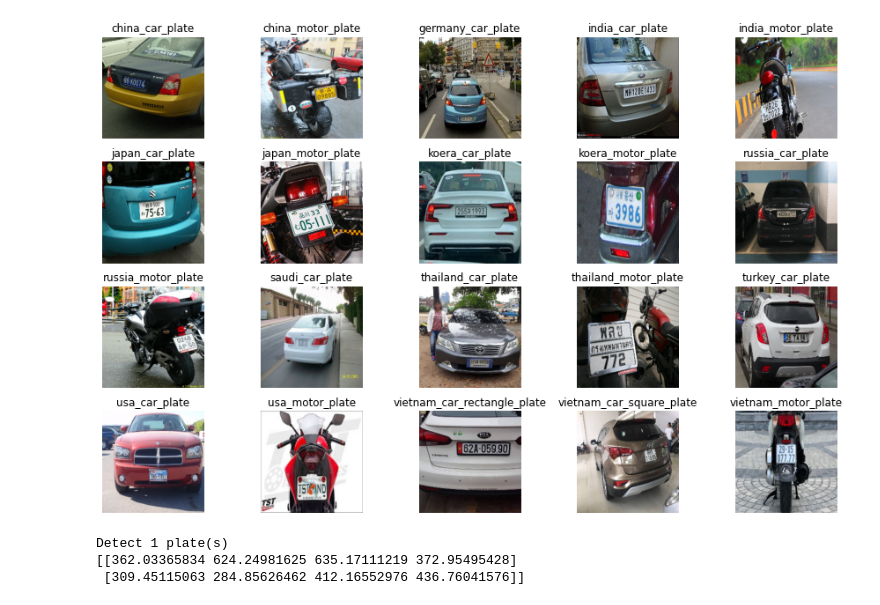
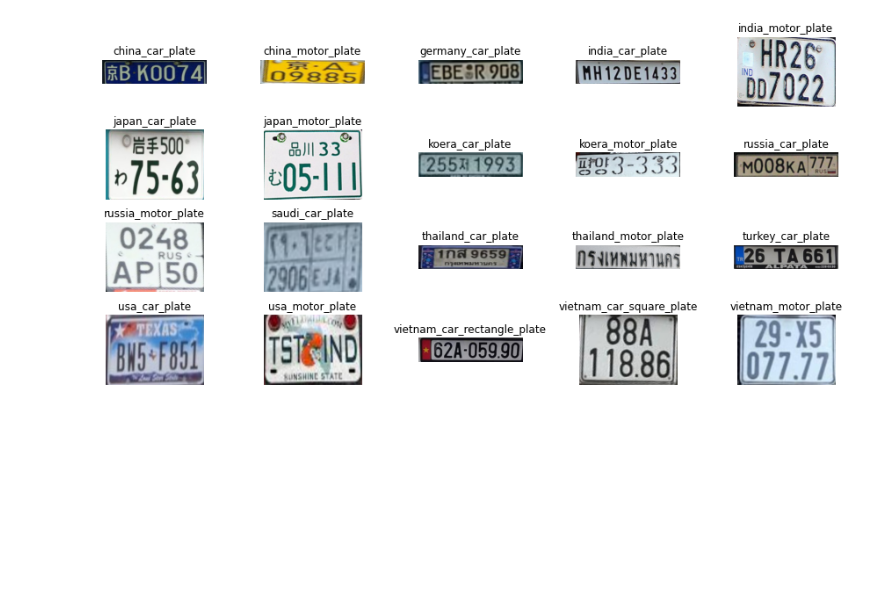
Before and after one commit to quangnhat185/Plate_detect_and_recognize, a Jupyter notebook: (Part_1)License_plate_detection.ipynb, the cells around one changed output. Drawn from its saved outputs; the diff is of its cells as text; code cells hidden in the pictures; blank space fills up the shorter version.

```diff
--- a/(Part_1)License_plate_detection.ipynb
+++ b/(Part_1)License_plate_detection.ipynb
@@ -33,0 +63,24 @@ Found 20 images...
+# %%
+def get_plate(image_path):
+    Dmax = 608
+    Dmin = 288
+    vehicle = preprocess_image(image_path)
+    ratio = float(max(vehicle.shape[:2])) / min(vehicle.shape[:2])
+    side = int(ratio * Dmin)
+    bound_dim = min(side, Dmax)
+    _ , LpImg, _, cor = detect_lp(wpod_net, vehicle, bound_dim, lp_threshold=0.5)
+    return LpImg, cor
+
+# Obtain plate image and its coordinates from an image
+test_image = image_paths[0]
+LpImg,cor = get_plate(test_image)
+print("Detect %i plate(s) in"%len(LpImg),splitext(basename(test_image))[0])
+print("Coordinate of plate(s) in image: \n", cor)
+
+# Visualize our result
+plt.figure(figsize=(10,5))
+plt.subplot(1,2,1)
+plt.imshow(preprocess_image(test_image))
+plt.subplot(1,2,2)
+plt.axis(False)
+plt.imshow(LpImg[0])
@@ -34,42 +120,19 @@ Found 20 images...
 # %%
-def preprocess_image(image_path,resize=False):
-    img = cv2.imread(image_path)
-    img = cv2.cvtColor(img, cv2.COLOR_BGR2RGB)
-    img = img / 255
-    if resize:
-        img = cv2.resize(img, (224,224))
-    return img
-
-fig = plt.figure(figsize=(12,8))
+# Viualize all obtained plate images
+fig = plt.figure(figsize=(12,6))
 cols = 5
 rows = 4
 fig_list = []
+
 for i in range(cols*rows):
     fig_list.append(fig.add_subplot(rows,cols,i+1))
     title = splitext(basename(image_paths[i]))[0]
     fig_list[-1].set_title(title)
-    img = preprocess_image(image_paths[i],True)
+    LpImg,_ = get_plate(image_paths[i])
     plt.axis(False)
-    plt.imshow(img)
+    plt.imshow(LpImg[0])
 
 plt.tight_layout(True)
 plt.show()
 # %% [output]
-[figure, old version]
+[figure, new version]
-# %%
-Dmax = 608
-Dmin = 288
-vehicle = preprocess_image(image_paths[5])
-
-ratio = float(max(vehicle.shape[:2])) / min(vehicle.shape[:2])
-side = int(ratio * Dmin)
-bound_dim = min(side, Dmax)
-
-
-_ , LpImg, _, ptsh = detect_lp(wpod_net, vehicle, bound_dim, lp_threshold=0.5)
-print("Detect %i plate(s)"%len(LpImg))
-print(ptsh[:2])
-# %% [output]
-Detect 1 plate(s)
-[[362.03365834 624.24981625 635.17111219 372.95495428]
- [309.45115063 284.85626462 412.16552976 436.76041576]]
```
Also changed, not shown: parts of 11 cells of this notebook, 7 other files.
